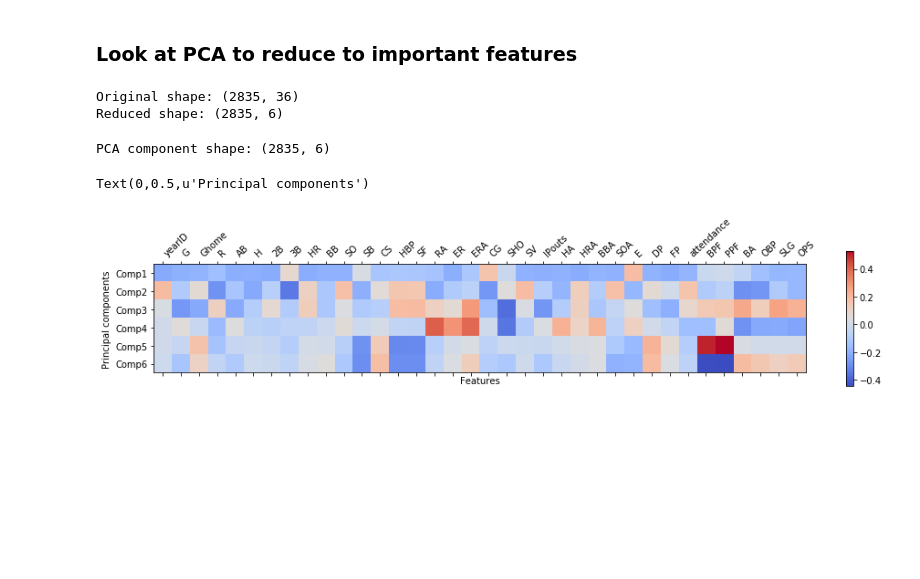
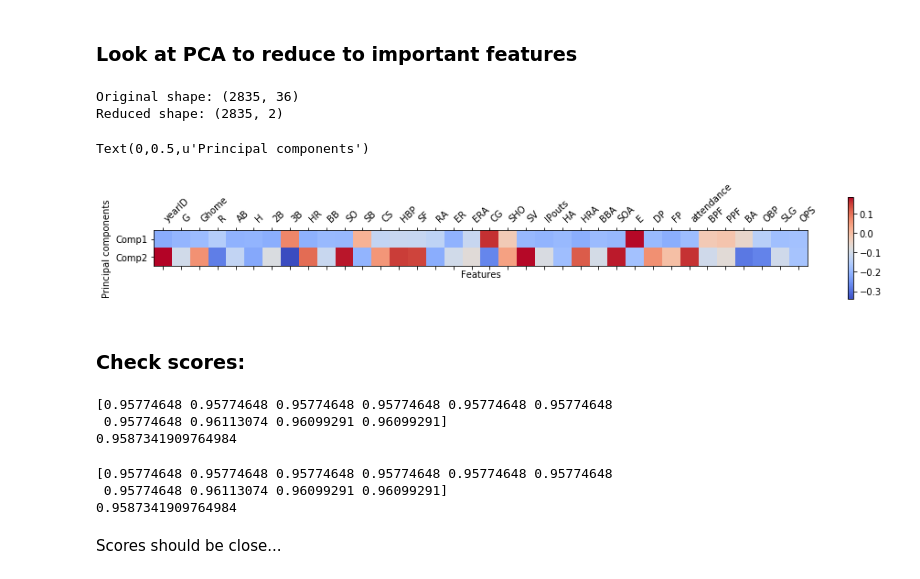
Before and after one commit to jgphillips77/BaseBall, a Jupyter notebook: ipynb/05-Features.ipynb, the cells around one changed output. Drawn from its saved outputs; the diff is of its cells as text; code cells hidden in the pictures; blank space fills up the shorter version.

```diff
--- a/ipynb/05-Features.ipynb
+++ b/ipynb/05-Features.ipynb
@@ -144,7 +144,7 @@ scaler = StandardScaler()
 scaler.fit(X)
 X_scaled = scaler.transform(X)
 # %%
-pca = PCA(n_components=6)
+pca = PCA(n_components=2)
 reduced = pca.fit_transform(X_scaled)
 
 #X_pca = pca.transform(X_scaled)
@@ -152,21 +152,18 @@ print("Original shape: {}".format(str(X_scaled.shape)))
 print("Reduced shape: {}".format(str(reduced.shape)))
 # %% [output]
 Original shape: (2835, 36)
-Reduced shape: (2835, 6)
+Reduced shape: (2835, 2)
-# %%
-#print("PCA component shape: {}".format(pca.components_.shape))
-print("PCA component shape: {}".format(reduced.shape))
-# %% [output]
-PCA component shape: (2835, 6)
 # %%
 # Use plt.matshow to display colorful matrix of pca.components_
 
 plt.matshow(pca.components_, cmap='coolwarm')
-plt.yticks([0, 1, 2, 3, 4, 5], ['Comp1', 'Comp2', 'Comp3', 'Comp4', 'Comp5', 'Comp6'] )
+plt.yticks([0, 1,], ['Comp1', 'Comp2'] )
 plt.colorbar()
 plt.xticks(range(len(X.columns)), X.columns, rotation=43, ha='left')
 plt.xlabel("Features")
 plt.ylabel("Principal components")
 # %% [output]
 Text(0,0.5,u'Principal components')
-[figure, old version]
+[figure, new version]
+# %% [markdown]
+### Check scores:
@@ -173 +173,27 @@ Text(0,0.5,u'Principal components')
+# %%
+# Linear Regression on First Component:
+
+#pca_linreg = LinearRegression()
+pca_logreg = LogisticRegression()
+pca_scores = cross_val_score(pca_logreg, reduced[:,0:1], y, cv=10)
+print pca_scores
+print np.mean(pca_scores)
+# %% [output]
+[0.95774648 0.95774648 0.95774648 0.95774648 0.95774648 0.95774648
+ 0.95774648 0.96113074 0.96099291 0.96099291]
+0.9587341909764984
+# %%
+# Linear Regression on First 3 Principle Components:
+
+#pca_linreg = LinearRegression()
+pca_logreg = LogisticRegression()
+pca_scores = cross_val_score(pca_logreg, reduced[:,0:3], y, cv=10)
+print pca_scores
+print np.mean(pca_scores)
+# %% [output]
+[0.95774648 0.95774648 0.95774648 0.95774648 0.95774648 0.95774648
+ 0.95774648 0.96113074 0.96099291 0.96099291]
+0.9587341909764984
+# %% [markdown]
+Scores should be close...
 # %%
```
Also changed, not shown: parts of 17 cells of this notebook, 13 other files.
